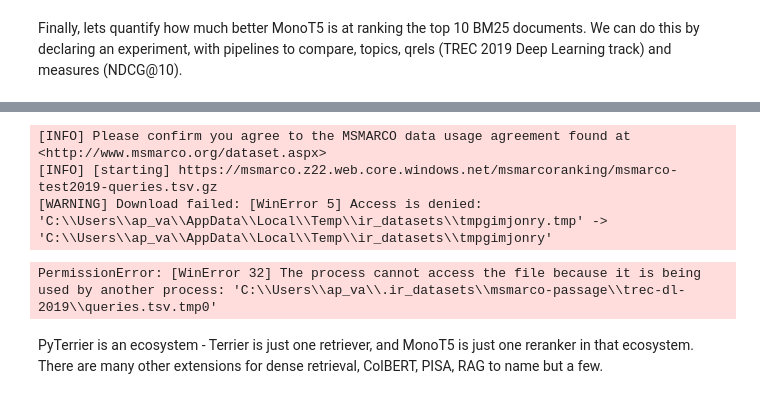
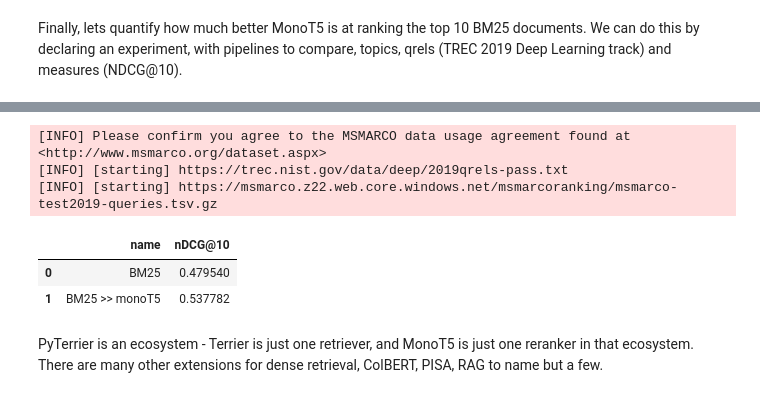
Before and after one commit to terrier-org/pyterrier, a Jupyter notebook: examples/experiments/msmarco_BM25_MonoT5.ipynb, the cells around one changed output, grey strips where cells are left out. Saved outputs shown, nothing was run; the diff lists cells and outputs as text; code cells hidden in the pictures.

```diff
--- a/examples/experiments/msmarco_BM25_MonoT5.ipynb
+++ b/examples/experiments/msmarco_BM25_MonoT5.ipynb
@@ -123,28 +88,19 @@ Loading MSMARCO dataset...
-# %%
-# Run the experiment with the safely loaded dataset
-from pyterrier.measures import *
-
-# Use the dataset loaded in the previous cell
-if dataset is not None:
-    print("Dataset loaded successfully. Running experiment...")
-    try:
-        result = pt.Experiment(
-            [bm25, monot5_pipe],
-            dataset.get_topics(),
-            dataset.get_qrels(),
-            [NDCG@10],
-            names=["BM25", "BM25 >> monoT5"]
-        )
-        print(result)
-    except Exception as e:
-        print(f"Error during experiment: {e}")
-        print("This might be due to dataset access issues. Try rerunning the previous cell.")
-else:
-    print("Dataset loading failed. Please run the previous cell again.")
-# %% [output]
-[INFO] Please confirm you agree to the MSMARCO data usage agreement found at <http://www.msmarco.org/dataset.aspx>
-[INFO] [starting] https://msmarco.z22.web.core.windows.net/msmarcoranking/msmarco-test2019-queries.tsv.gz
-[WARNING] Download failed: [WinError 5] Access is denied: 'C:\\Users\\ap_va\\AppData\\Local\\Temp\\ir_datasets\\tmpgimjonry.tmp' -> 'C:\\Users\\ap_va\\AppData\\Local\\Temp\\ir_datasets\\tmpgimjonry'
-PermissionError: [WinError 32] The process cannot access the file because it is being used by another process: 'C:\\Users\\ap_va\\.ir_datasets\\msmarco-passage\\trec-dl-2019\\queries.tsv.tmp0'
+# %%
+from pyterrier.measures import *
+dataset = pt.get_dataset('irds:msmarco-passage/trec-dl-2019/judged')
+pt.Experiment(
+    [bm25, monot5_pipe],
+    dataset.get_topics(),
+    dataset.get_qrels(),
+    [NDCG@10],
+    names=["BM25", "BM25 >> monoT5"]
+)
+# %% [output]
+[INFO] Please confirm you agree to the MSMARCO data usage agreement found at <http://www.msmarco.org/dataset.aspx>
+[INFO] [starting] https://trec.nist.gov/data/deep/2019qrels-pass.txt
+[INFO] [starting] https://msmarco.z22.web.core.windows.net/msmarcoranking/msmarco-test2019-queries.tsv.gz
+|  | name | nDCG@10 |
+| 0 | BM25 | 0.479540 |
+| 1 | BM25 >> monoT5 | 0.537782 |
 # %% [markdown]
 PyTerrier is an ecosystem - Terrier is just one retriever, and MonoT5 is just one reranker in that ecosystem. There are many other extensions for dense retrieval, ColBERT, PISA, RAG to name but a few.
```
Also changed, not shown: parts of 7 cells of this notebook, 3 other files.
